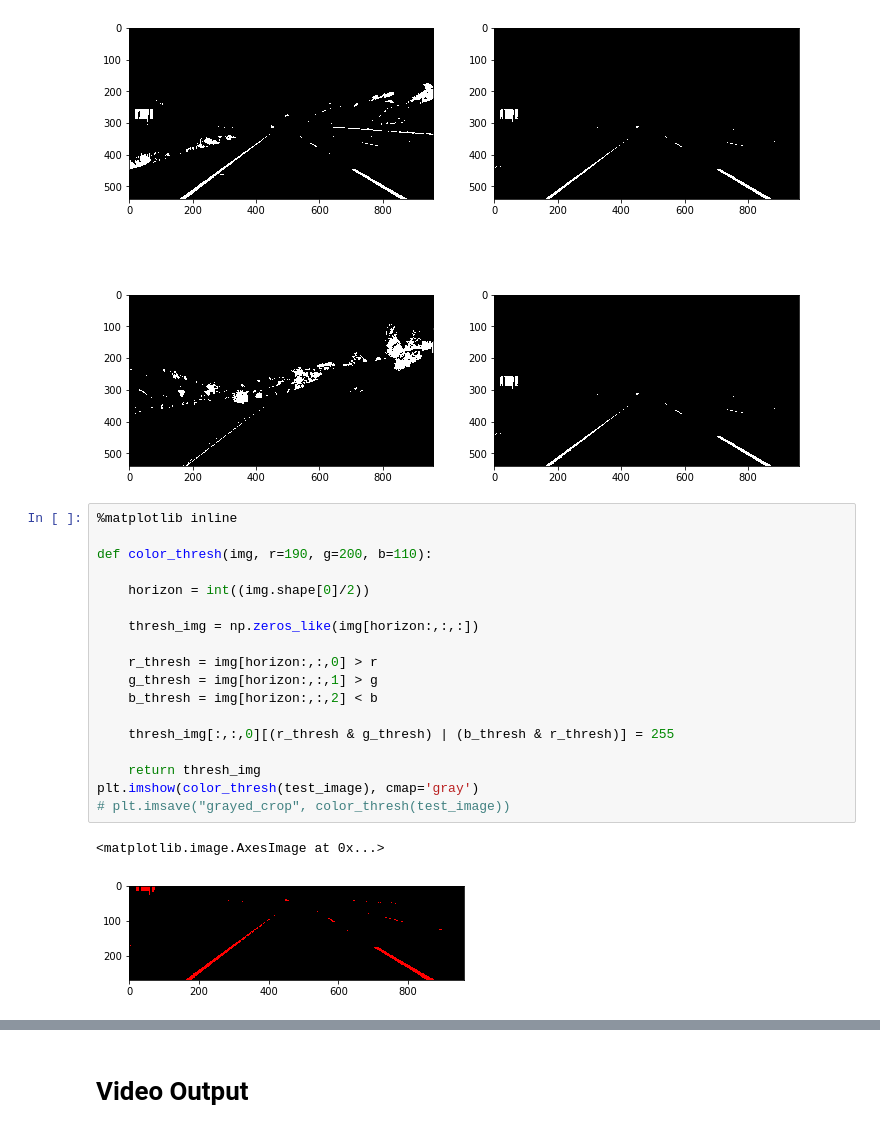
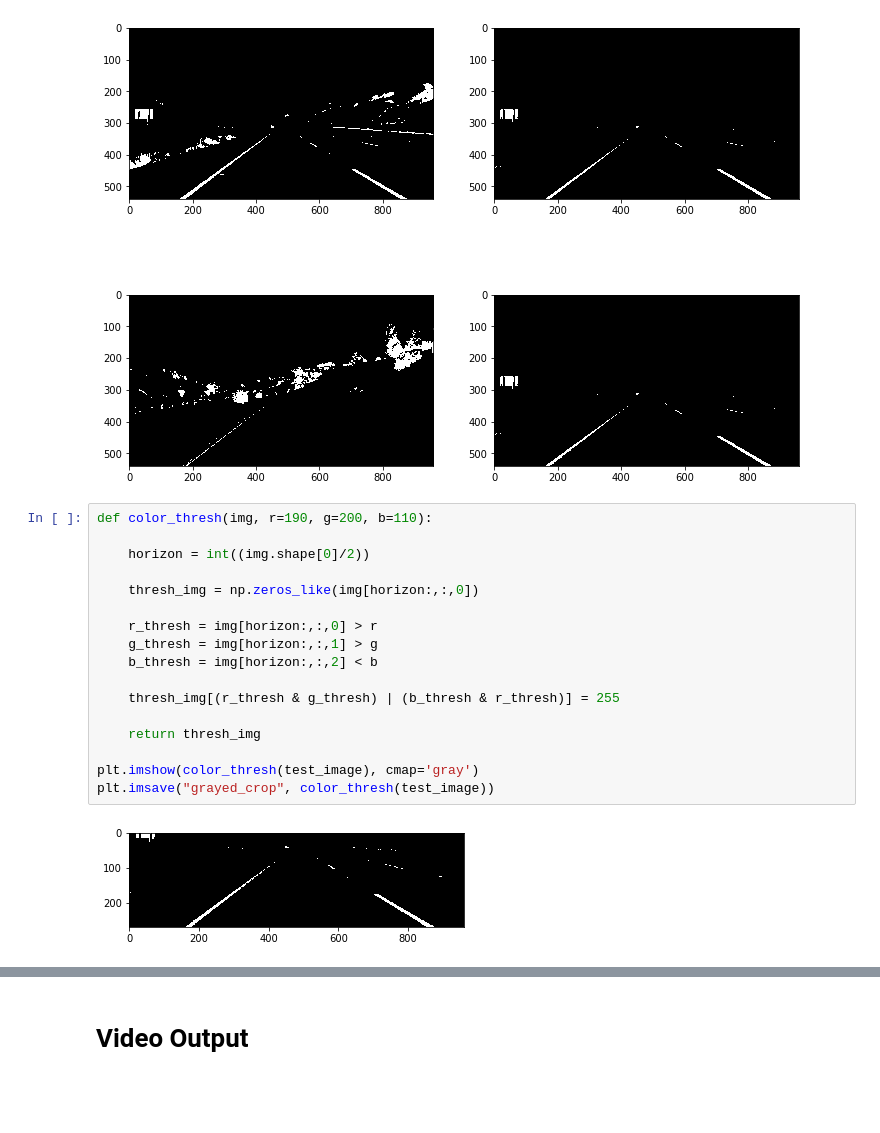
Before and after one commit to da7th/CarND-P1, a Jupyter notebook: Real-time attempt.ipynb, the cells around one changed output, grey strips where cells are left out. Cells and saved outputs as stored; diff of their text form; blank space fills up the shorter version.

```diff
--- a/Real-time attempt.ipynb
+++ b/Real-time attempt.ipynb
@@ -51,26 +53,24 @@ interact(color_thresh_exp,img=fixed(test_image), r=(0,255,10), g=(0,255,10), b=(
 <function __main__.color_thresh_exp>
 [figure]
 # %%
-%matplotlib inline
-
 def color_thresh(img, r=190, g=200, b=110):
 
     horizon = int((img.shape[0]/2))
 
-    thresh_img = np.zeros_like(img[horizon:,:,:])
+    thresh_img = np.zeros_like(img[horizon:,:,0])
 
     r_thresh = img[horizon:,:,0] > r
     g_thresh = img[horizon:,:,1] > g
     b_thresh = img[horizon:,:,2] < b
 
-    thresh_img[:,:,0][(r_thresh & g_thresh) | (b_thresh & r_thresh)] = 255
+    thresh_img[(r_thresh & g_thresh) | (b_thresh & r_thresh)] = 255
 
     return thresh_img
+
 plt.imshow(color_thresh(test_image), cmap='gray')
-# plt.imsave("grayed_crop", color_thresh(test_image))
+plt.imsave("grayed_crop", color_thresh(test_image))
 # %% [output]
-<matplotlib.image.AxesImage at 0x...>
-[figure, old version]
+[figure, new version]
 # %%
 def persp_warp_test(img,
                 src1x=167,
```
Also changed, not shown: parts of 7 cells of this notebook.
